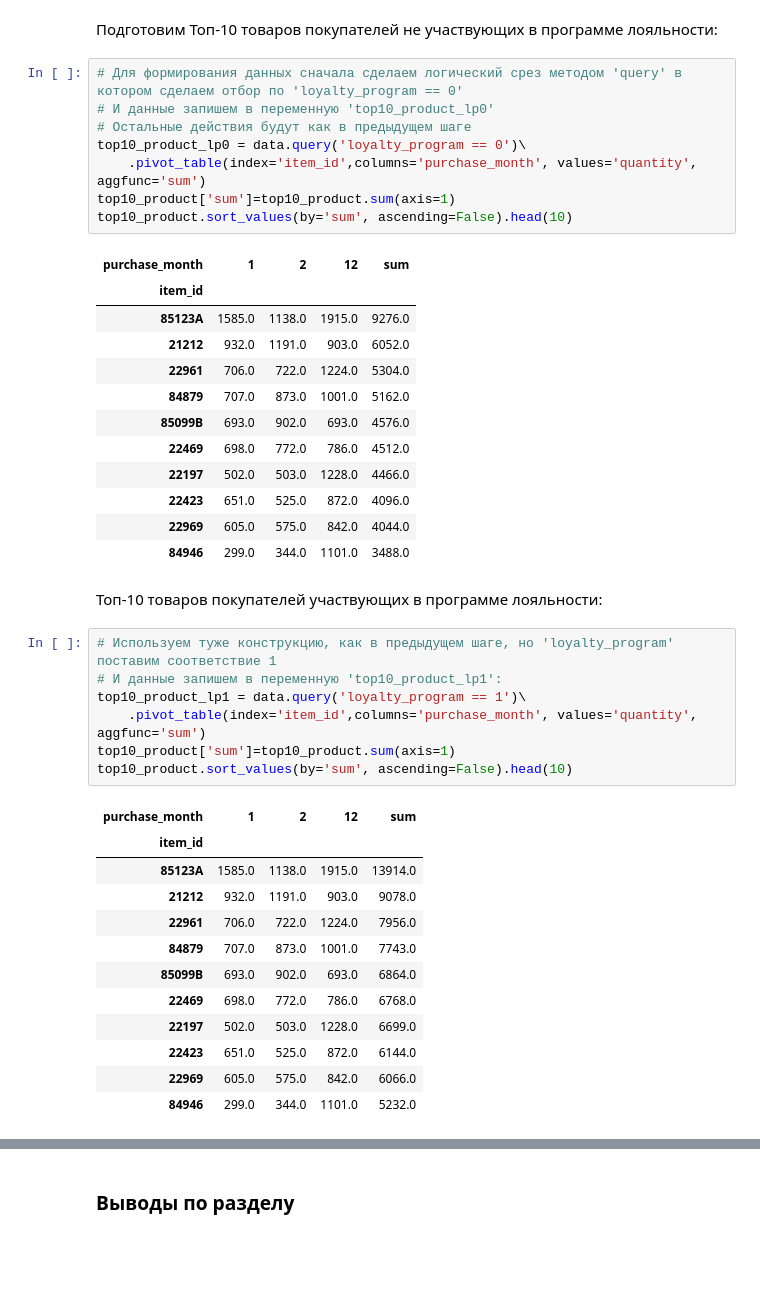
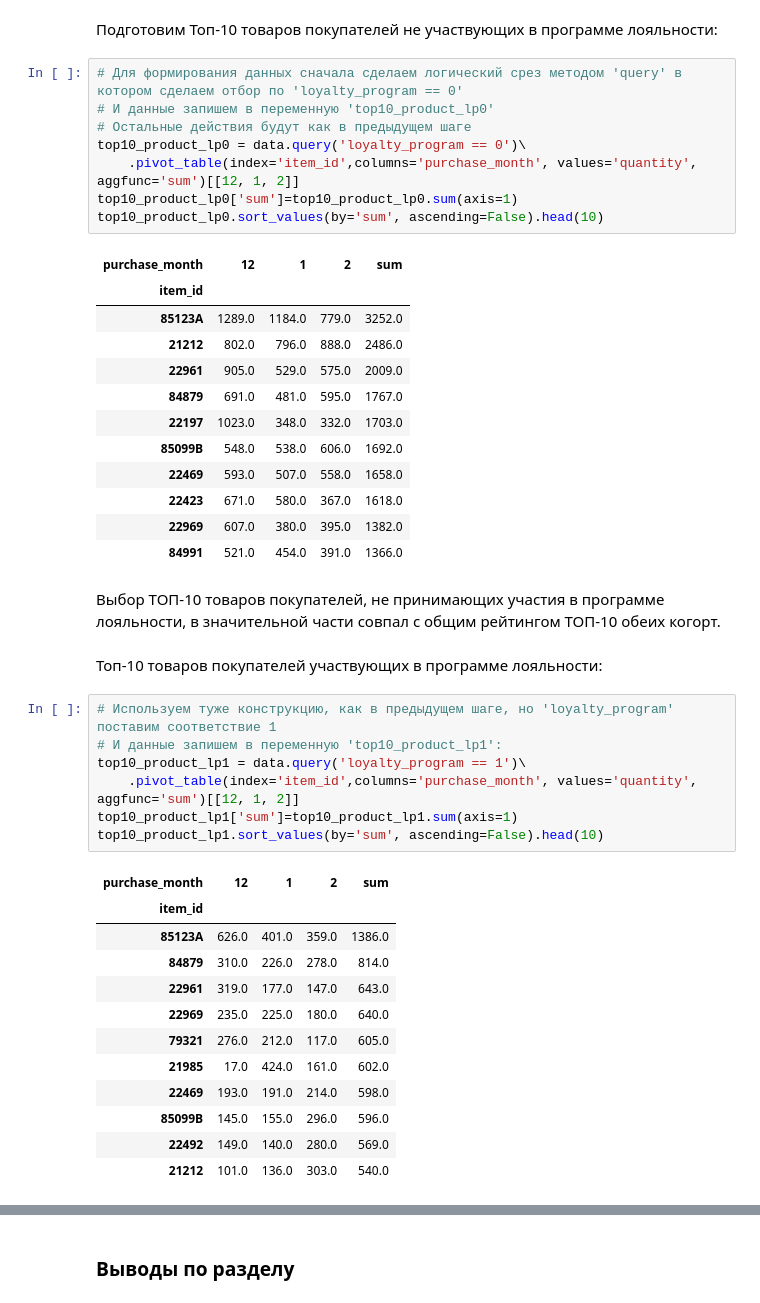
Before and after one commit to PioneerProject/Retail-Loyalty-Program-Analysis, a Jupyter notebook: Retail_Loyalty_Program_Analysis.ipynb, the cells around one changed output, grey strips where cells are left out. Saved outputs shown, nothing was run; the diff lists cells and outputs as text; blank space fills up the shorter version.

```diff
--- a/Retail_Loyalty_Program_Analysis.ipynb
+++ b/Retail_Loyalty_Program_Analysis.ipynb
@@ -1094,42 +1096,44 @@ top10_product.sort_values(by='sum', ascending=False).head(10)
 # И данные запишем в переменную 'top10_product_lp0'
 # Остальные действия будут как в предыдущем шаге
 top10_product_lp0 = data.query('loyalty_program == 0')\
-    .pivot_table(index='item_id',columns='purchase_month', values='quantity', aggfunc='sum')
-top10_product['sum']=top10_product.sum(axis=1)
-top10_product.sort_values(by='sum', ascending=False).head(10)
+    .pivot_table(index='item_id',columns='purchase_month', values='quantity', aggfunc='sum')[[12, 1, 2]]
+top10_product_lp0['sum']=top10_product_lp0.sum(axis=1)
+top10_product_lp0.sort_values(by='sum', ascending=False).head(10)
 # %% [output]
-| purchase_month | 1 | 2 | 12 | sum |
+| purchase_month | 12 | 1 | 2 | sum |
 | item_id |  |  |  |  |
-| 85123A | 1585.0 | 1138.0 | 1915.0 | 9276.0 |
-| 21212 | 932.0 | 1191.0 | 903.0 | 6052.0 |
-| 22961 | 706.0 | 722.0 | 1224.0 | 5304.0 |
-| 84879 | 707.0 | 873.0 | 1001.0 | 5162.0 |
-| 85099B | 693.0 | 902.0 | 693.0 | 4576.0 |
-| 22469 | 698.0 | 772.0 | 786.0 | 4512.0 |
-| 22197 | 502.0 | 503.0 | 1228.0 | 4466.0 |
-| 22423 | 651.0 | 525.0 | 872.0 | 4096.0 |
-| 22969 | 605.0 | 575.0 | 842.0 | 4044.0 |
-| 84946 | 299.0 | 344.0 | 1101.0 | 3488.0 |
+| 85123A | 1289.0 | 1184.0 | 779.0 | 3252.0 |
+| 21212 | 802.0 | 796.0 | 888.0 | 2486.0 |
+| 22961 | 905.0 | 529.0 | 575.0 | 2009.0 |
+| 84879 | 691.0 | 481.0 | 595.0 | 1767.0 |
+| 22197 | 1023.0 | 348.0 | 332.0 | 1703.0 |
+| 85099B | 548.0 | 538.0 | 606.0 | 1692.0 |
+| 22469 | 593.0 | 507.0 | 558.0 | 1658.0 |
+| 22423 | 671.0 | 580.0 | 367.0 | 1618.0 |
+| 22969 | 607.0 | 380.0 | 395.0 | 1382.0 |
+| 84991 | 521.0 | 454.0 | 391.0 | 1366.0 |
+# %% [markdown]
+Выбор ТОП-10 товаров покупателей, не принимающих участия в программе лояльности, в значительной части совпал с общим рейтингом ТОП-10 обеих когорт.
 # %% [markdown]
 Топ-10 товаров покупателей участвующих в программе лояльности:
 # %%
 # Используем туже конструкцию, как в предыдущем шаге, но 'loyalty_program' поставим соответствие 1
 # И данные запишем в переменную 'top10_product_lp1':
 top10_product_lp1 = data.query('loyalty_program == 1')\
-    .pivot_table(index='item_id',columns='purchase_month', values='quantity', aggfunc='sum')
-top10_product['sum']=top10_product.sum(axis=1)
-top10_product.sort_values(by='sum', ascending=False).head(10)
+    .pivot_table(index='item_id',columns='purchase_month', values='quantity', aggfunc='sum')[[12, 1, 2]]
+top10_product_lp1['sum']=top10_product_lp1.sum(axis=1)
+top10_product_lp1.sort_values(by='sum', ascending=False).head(10)
 # %% [output]
-| purchase_month | 1 | 2 | 12 | sum |
+| purchase_month | 12 | 1 | 2 | sum |
 | item_id |  |  |  |  |
-| 85123A | 1585.0 | 1138.0 | 1915.0 | 13914.0 |
-| 21212 | 932.0 | 1191.0 | 903.0 | 9078.0 |
-| 22961 | 706.0 | 722.0 | 1224.0 | 7956.0 |
-| 84879 | 707.0 | 873.0 | 1001.0 | 7743.0 |
-| 85099B | 693.0 | 902.0 | 693.0 | 6864.0 |
-| 22469 | 698.0 | 772.0 | 786.0 | 6768.0 |
-| 22197 | 502.0 | 503.0 | 1228.0 | 6699.0 |
-| 22423 | 651.0 | 525.0 | 872.0 | 6144.0 |
-| 22969 | 605.0 | 575.0 | 842.0 | 6066.0 |
-| 84946 | 299.0 | 344.0 | 1101.0 | 5232.0 |
+| 85123A | 626.0 | 401.0 | 359.0 | 1386.0 |
+| 84879 | 310.0 | 226.0 | 278.0 | 814.0 |
+| 22961 | 319.0 | 177.0 | 147.0 | 643.0 |
+| 22969 | 235.0 | 225.0 | 180.0 | 640.0 |
+| 79321 | 276.0 | 212.0 | 117.0 | 605.0 |
+| 21985 | 17.0 | 424.0 | 161.0 | 602.0 |
+| 22469 | 193.0 | 191.0 | 214.0 | 598.0 |
+| 85099B | 145.0 | 155.0 | 296.0 | 596.0 |
+| 22492 | 149.0 | 140.0 | 280.0 | 569.0 |
+| 21212 | 101.0 | 136.0 | 303.0 | 540.0 |
 # %% [markdown]
```
Also changed, not shown: parts of 16 cells of this notebook, 1 other file.
